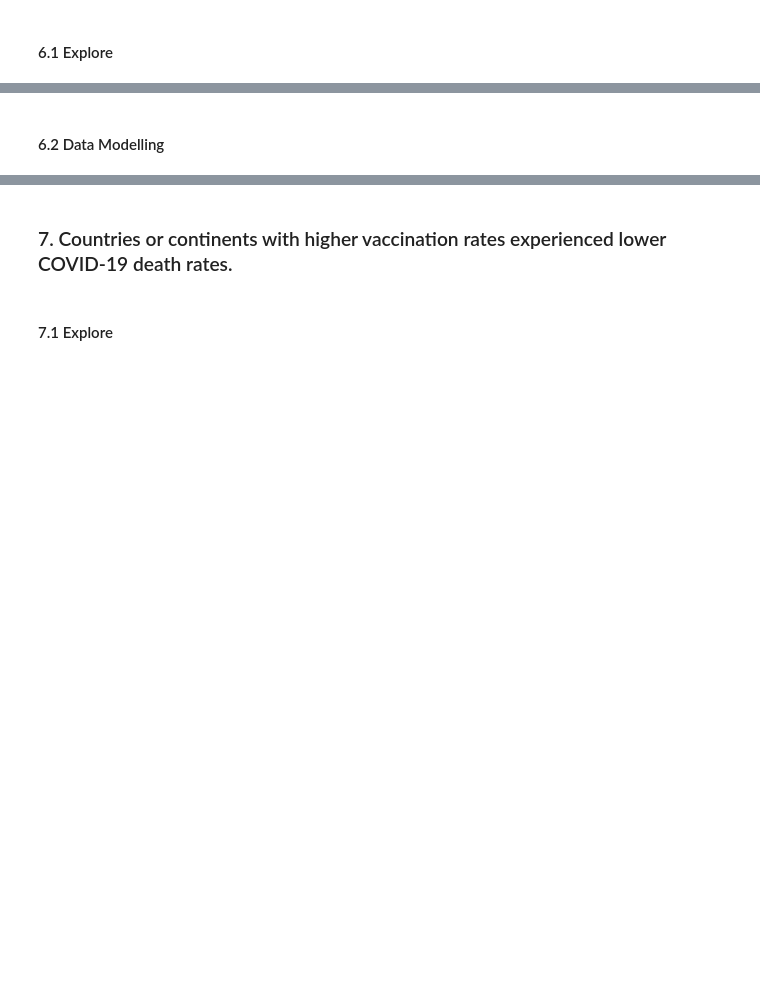
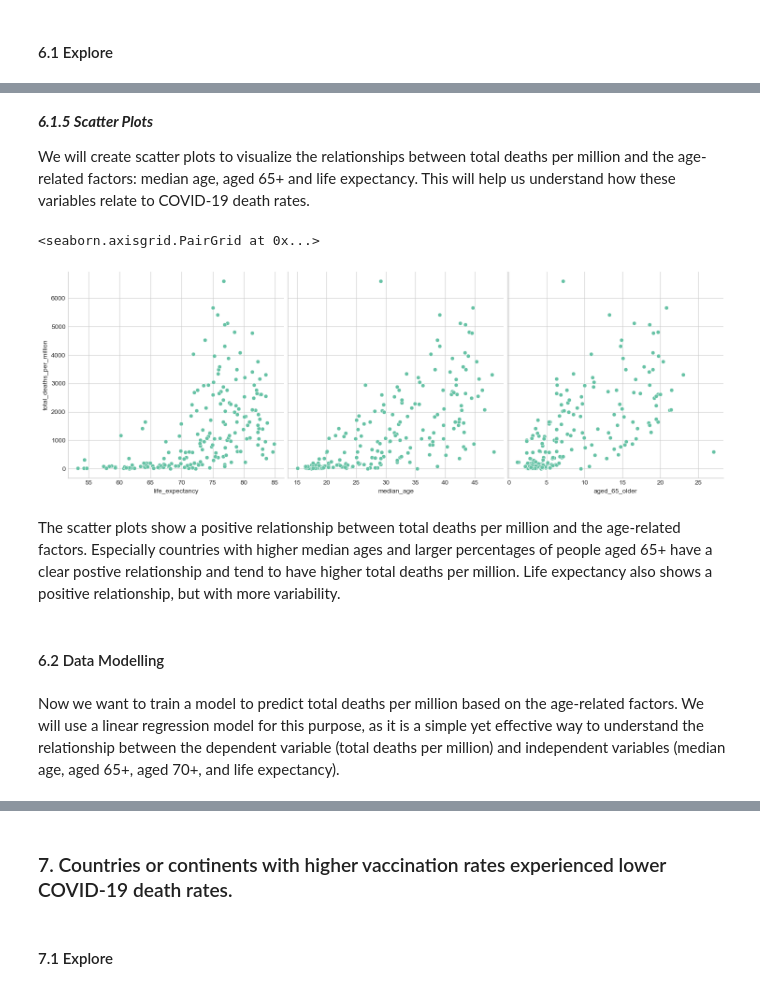
Before and after one commit to KamiStolt/BI-eksamen, a Jupyter notebook: Eksamen/BI_exam.ipynb, the cells around one changed output, grey strips where cells are left out. Drawn from its saved outputs; the diff is of its cells as text; code cells hidden in the pictures; blank space fills up the shorter version.

```diff
--- a/Eksamen/BI_exam.ipynb
+++ b/Eksamen/BI_exam.ipynb
@@ -462,2 +1096,16 @@ df_covid_cleaned.duplicated().sum()
+# %% [markdown]
+***6.1.5 Scatter Plots***
+
+We will create scatter plots to visualize the relationships between total deaths per million and the age-related factors: median age, aged 65+ and life expectancy. This will help us understand how these variables relate to COVID-19 death rates.
+# %%
+# Visualise the features and the response using scatterplots
+sns.pairplot(df_age_cleaned, x_vars=['life_expectancy', 'median_age', 'aged_65_older'], y_vars='total_deaths_per_million', height=5, aspect=1)
+# %% [output]
+<seaborn.axisgrid.PairGrid at 0x...>
+[figure, added]
+# %% [markdown]
+The scatter plots show a positive relationship between total deaths per million and the age-related factors. Especially countries with higher median ages and larger percentages of people aged 65+ have a clear postive relationship and tend to have higher total deaths per million. Life expectancy also shows a positive relationship, but with more variability.
 # %% [markdown]
  #### 6.2 Data Modelling
+# %% [markdown]
+Now we want to train a model to predict total deaths per million based on the age-related factors. We will use a linear regression model for this purpose, as it is a simple yet effective way to understand the relationship between the dependent variable (total deaths per million) and independent variables (median age, aged 65+, aged 70+, and life expectancy).
```
Also changed, not shown: parts of 92 cells of this notebook.
